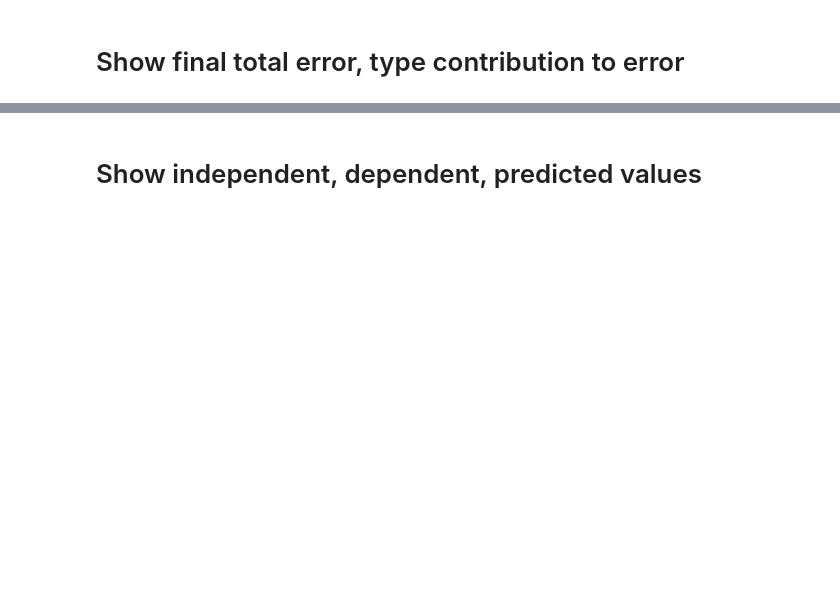
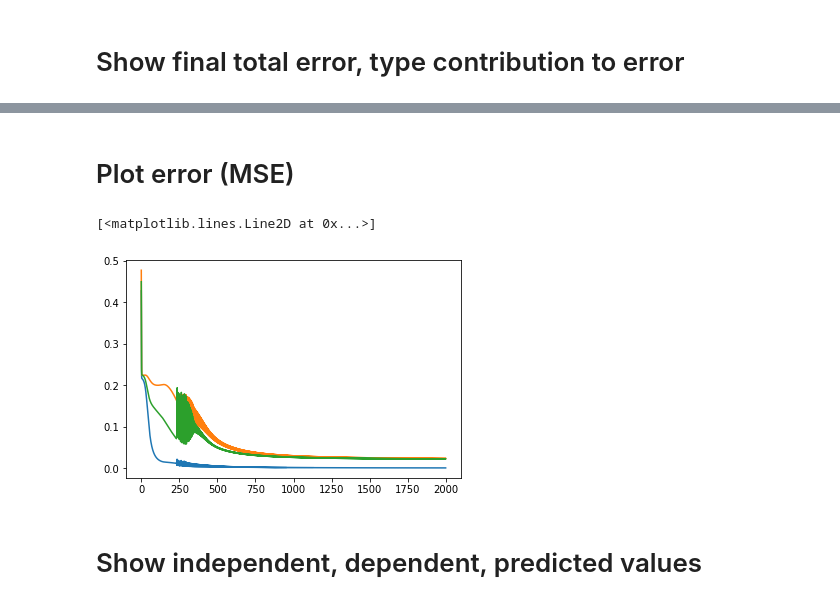
Before and after one commit to sachin-rastogi/MLClasses-HW, a Jupyter notebook: L4-5/Iris Neural Network.ipynb, the cells around one changed output, grey strips where cells are left out. Cells and saved outputs as stored; diff of their text form; code cells hidden in the pictures; blank space fills up the shorter version.

```diff
--- a/L4-5/Iris Neural Network.ipynb
+++ b/L4-5/Iris Neural Network.ipynb
@@ -133,3 +251,15 @@ plt.plot(error_total2)
+# %% [markdown]
+# Plot error (MSE)
+# %%
+# Dividing by 75 instead of 150, as we already did 1/2 while calculating ""
+# plt.plot(error_total)
+
+plt.plot(error_total0/75)
+plt.plot(error_total1/75)
+plt.plot(error_total2/75)
+# %% [output]
+[<matplotlib.lines.Line2D at 0x...>]
+[figure, added]
 # %% [markdown]
 # Show independent, dependent, predicted values
 # %%
```
Also changed, not shown: parts of 21 cells of this notebook.
